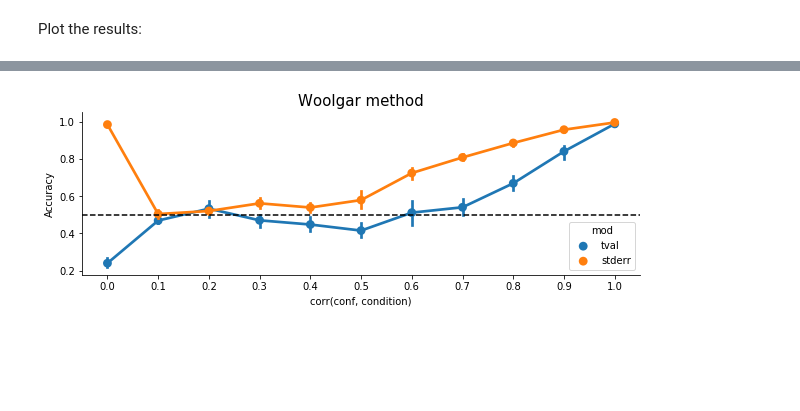
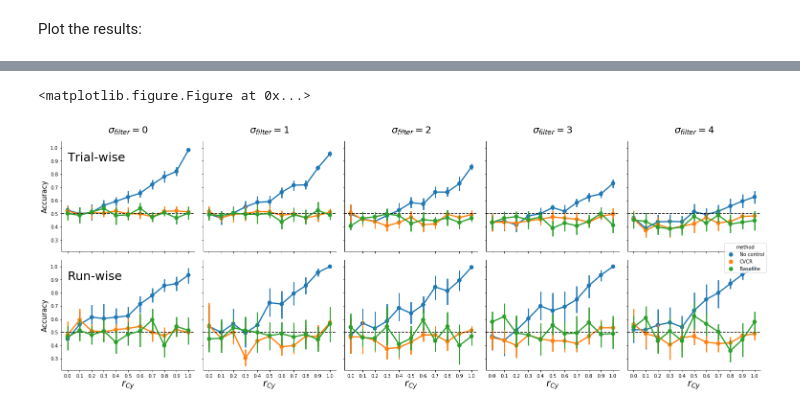
Before and after one commit to lukassnoek/MVCA, a Jupyter notebook: analyses/suppl_simulations/functional_MRI_simulation.ipynb, the cells around one changed output, grey strips where cells are left out. Saved outputs shown, nothing was run; the diff lists cells and outputs as text; code cells hidden in the pictures; blank space fills up the shorter version.

```diff
--- a/analyses/suppl_simulations/functional_MRI_simulation.ipynb
+++ b/analyses/suppl_simulations/functional_MRI_simulation.ipynb
@@ -378,3 +452,5 @@ single_trial = True  # generate using LSA?
 # %% [markdown]
 Alright, now let's check whether it's really null data. We'll simulate data 100 times and check the average decoding accuracy:
+# %%
+default_pipe = make_pipeline(StandardScaler(), SVC(kernel='linear'))
 # %%
@@ -833,14 +944,28 @@ If you're reading this message in another frontend (for example, a static render
-# %%
-df = pd.DataFrame(results)
-df['corr'] = df['corr'].round(2)
-
-plt.figure(figsize=(10, 3))
-ax = sns.pointplot(data=df, x='corr', y='acc', hue='mod')
-ax.set_xlabel("corr(conf, condition)")
-ax.set_ylabel('Accuracy')
-ax.axhline(0.5, ls='--', c='k')
-sns.despine()
-ax.set_title('Woolgar method', fontsize=15)
-plt.show()
-# %% [output]
-[figure, removed]
+# %%
+plt.figure(figsize=(11, 4))
+g = sns.factorplot(data=df_CVCR_sm, x='corr', y='acc', hue='method', col='kernel', row='analysis')
+for i, ax in enumerate(g.axes.flatten()):
+    ax.axhline(0.5, ls='--', c='k')
+
+    if i == 0:
+        ax.text(0, 0.9, 'Trial-wise', fontsize=25)
+
+    if i == 5:
+        ax.text(0, 0.9, 'Run-wise', fontsize=25)
+
+    if i < 5:
+        ax.set_title(r'$\sigma_{filter} = %i$' % np.tile(smooth_kernel, 2)[i],
+                     fontsize=20, y=1.05)
+    else:
+        ax.set_title('')
+
+    if i in [0, 5]:
+        ax.set_ylabel('Accuracy', fontsize=15)
+
+    if i > 4:
+        ax.set_xlabel('$r_{Cy}$', fontsize=20)
+
+plt.tight_layout()
+# %% [output]
+<matplotlib.figure.Figure at 0x...>
+[figure, added]
```
Also changed, not shown: parts of 65 cells of this notebook, 10 other files.
